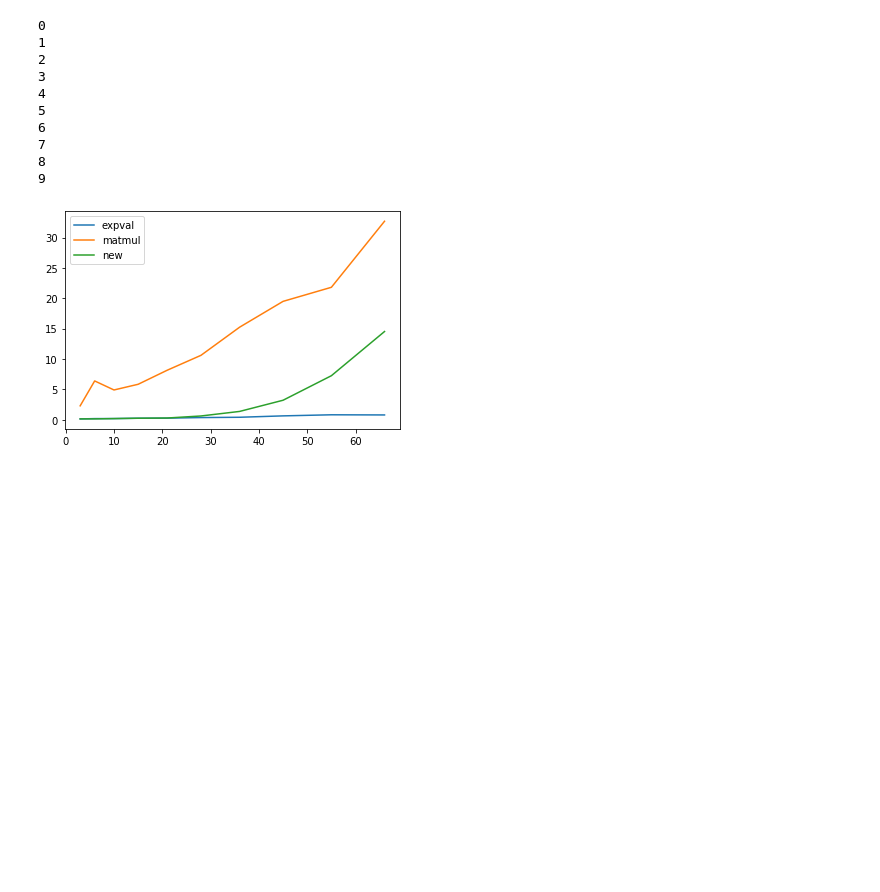
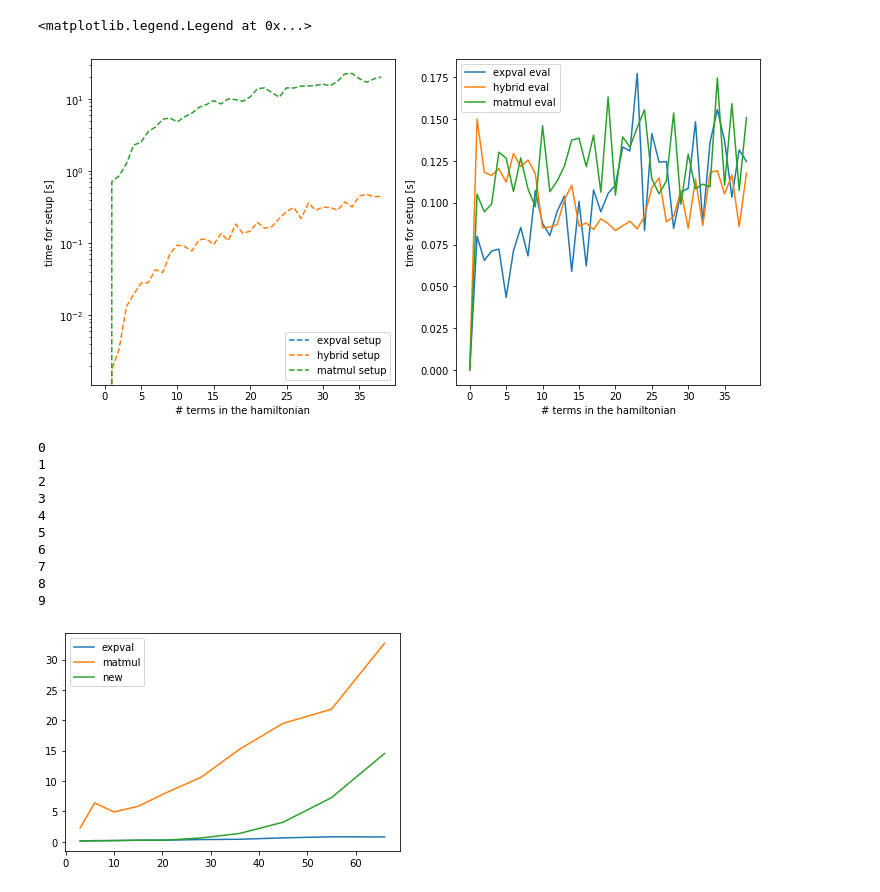
Before and after one commit to entropicalabs/entropica_qaoa, a Jupyter notebook: TestExpectationValScaling.ipynb, the cells around one changed output. Drawn from its saved outputs; the diff is of its cells as text; code cells hidden in the pictures; blank space fills up the shorter version.

```diff
--- a/TestExpectationValScaling.ipynb
+++ b/TestExpectationValScaling.ipynb
@@ -107,0 +124,17 @@ plt.legend()
+# %%
+n_qubits = 12
+qubits = range(n_qubits)
+ham_full = random_hamiltonian(qubits)
+maxterms = len(ham_full)
+
+prog = make_prog(qubits)
+exp_val_nterms = np.zeros((maxterms, 2))
+matmul_nterms = np.zeros((maxterms, 2))
+hybrid_nterms = np.zeros((maxterms, 2))
+
+for nterms in range(1,maxterms):
+    print("nterms= ", nterms)
+    ham = PauliSum(ham_full[:nterms])
+    exp_val_nterms[nterms] = exp_val_times(prog, ham, qubits)
+    matmul_nterms[nterms] = matmul_times(prog, ham, qubits)
+    hybrid_nterms[nterms] = hybrid_times(prog, ham, qubits)
@@ -108,3 +159,22 @@ plt.legend()
+# %%
+fig, ax = plt.subplots(1,2, figsize=(12,6))
+ax[0].plot(exp_val_nterms[:,0], label="expval setup", linestyle="--", color="C0")
+ax[0].plot(hybrid_nterms[:,0], label="hybrid setup", linestyle="--", color="C1")
+ax[0].plot(matmul_nterms[:,0], label="matmul setup", linestyle="--", color="C2")
+ax[0].set_xlabel("# terms in the hamiltonian")
+ax[0].set_ylabel("time for setup [s]")
+ax[0].set_yscale("log")
+ax[0].legend()
+
+ax[1].plot(exp_val_nterms[:,1], label="expval eval", color="C0")
+ax[1].plot(hybrid_nterms[:,1], label="hybrid eval", color="C1")
+ax[1].plot(matmul_nterms[:,1], label="matmul eval", color="C2")
+ax[1].set_xlabel("# terms in the hamiltonian")
+ax[1].set_ylabel("time for setup [s]")
+ax[1].legend()
+# %% [output]
+<matplotlib.legend.Legend at 0x...>
+[figure, added]
 # %%
 def runtime_func(n_qubits, upper_lim):
 
```
Also changed, not shown: parts of 6 cells of this notebook.
